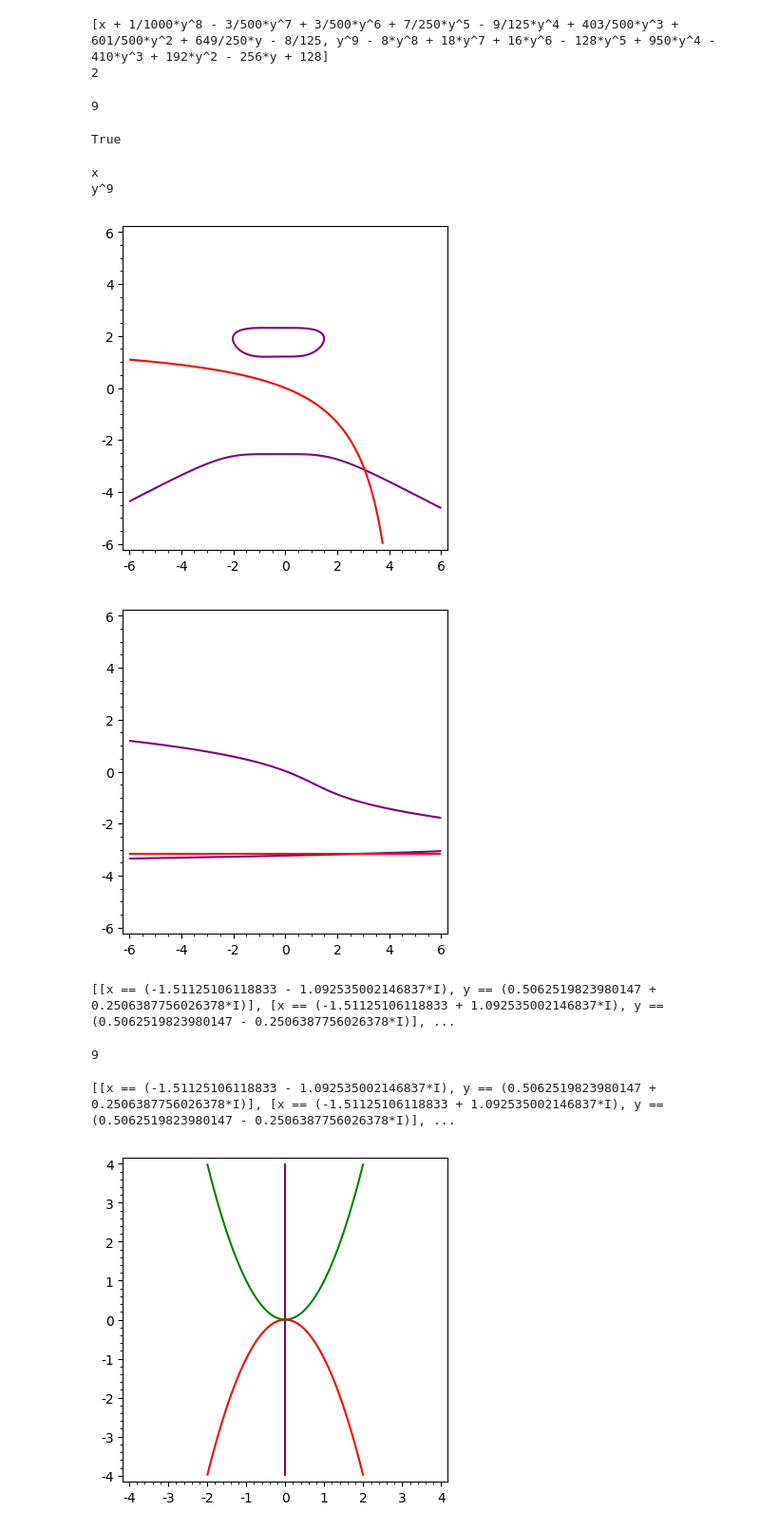
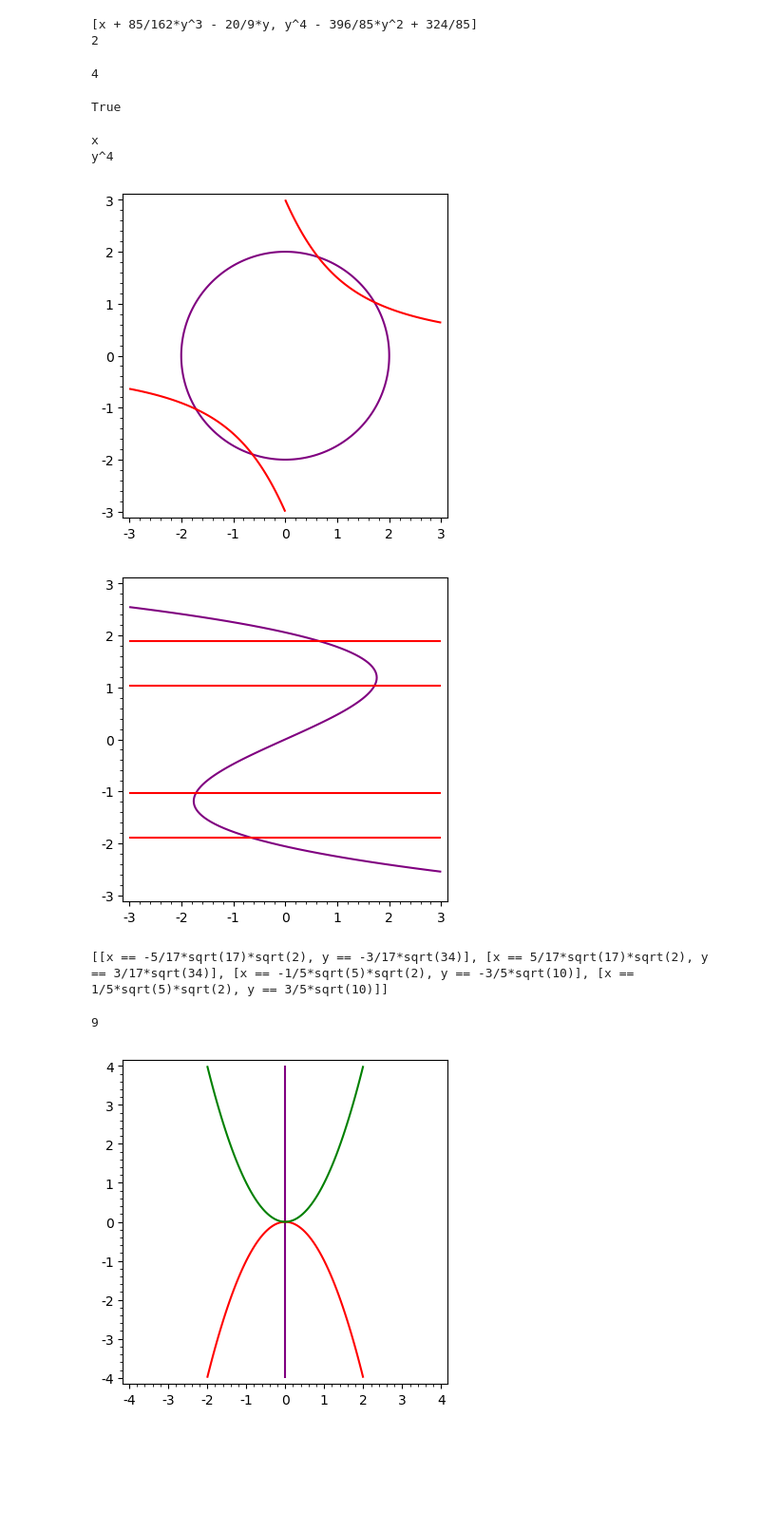
Before and after one commit to santigc6/tfgmate, a Jupyter notebook: Graphics_memoria.ipynb, the cells around one changed output. Shown: that part at 95% size. Saved outputs shown, nothing was run; the diff lists cells and outputs as text; code cells hidden in the pictures; blank space fills up the shorter version.

```diff
--- a/Graphics_memoria.ipynb
+++ b/Graphics_memoria.ipynb
@@ -1,19 +1,20 @@
 # %%
 P.<x,y> = PolynomialRing(QQ, 2, order='lex')
 
-f=y^5 - 6*y^3 + 8 + x^4 + x^3
-g=x*y - 2*x -5*y
+f=x^2 + y^2 - 4
+g=x*y/2 + y^2/9 - 1
+
 I = ideal(f, g)
 B = I.groebner_basis()
 print B
 print len(B)
 # %% [output]
-[x + 1/1000*y^8 - 3/500*y^7 + 3/500*y^6 + 7/250*y^5 - 9/125*y^4 + 403/500*y^3 + 601/500*y^2 + 649/250*y - 8/125, y^9 - 8*y^8 + 18*y^7 + 16*y^6 - 128*y^5 + 950*y^4 - 410*y^3 + 192*y^2 - 256*y + 128]
+[x + 85/162*y^3 - 20/9*y, y^4 - 396/85*y^2 + 324/85]
 2
 # %%
 I.vector_space_dimension()
 # %% [output]
-9
+4
 # %%
 def is_GB_worth(GB): # Receives a GB
     n_depend1=0
@@ -46,39 +47,35 @@ for i in B:
     print(i.lt())
 # %% [output]
 x
-y^9
+y^4
 # %%
 x,y = var('x,y')
 
-f1=implicit_plot(f, (x,-6, 6), (y,-6,6), color='purple')
-f2=implicit_plot(g, (x,-6, 6), (y,-6,6), color='red')
+f1=implicit_plot(f, (x,-3, 3), (y,-3,3), color='purple')
+f2=implicit_plot(g, (x,-3, 3), (y,-3,3), color='red')
 f1+f2
 # %% [output]
-[figure, old version]
+[figure, new version]
 # %%
 x,y = var('x,y')
 
-f1=implicit_plot(B[0], (x,-6, 6), (y,-6,6), color='purple')
-f2=implicit_plot(B[1], (x,-6, 6), (y,-6,6), color='red')
+f1=implicit_plot(B[0], (x,-3, 3), (y,-3,3), color='purple')
+f2=implicit_plot(B[1], (x,-3, 3), (y,-3,3), color='red')
 f1+f2
 # %% [output]
-[figure, old version]
+[figure, new version]
-# %%
-s=solve([x + 1/1000*y^8 - 3/500*y^7 + 3/500*y^6 + 7/250*y^5 - 9/125*y^4 + 403/500*y^3 + 601/500*y^2 + 649/250*y - 8/125==0,
-       y^9 - 8*y^8 + 18*y^7 + 16*y^6 - 128*y^5 + 950*y^4 - 410*y^3 + 192*y^2 - 256*y + 128==0],
-      x,
-      y)
-s
-# %% [output]
-[[x == (-1.51125106118833 - 1.092535002146837*I), y == (0.5062519823980147 + 0.2506387756026378*I)], [x == (-1.51125106118833 + 1.092535002146837*I), y == (0.5062519823980147 - 0.2506387756026378*I)], ...
+# %%
+s=solve([x^2 + y^2 - 4==0,
+       x*y/2 + y^2/9 - 1==0],
+      x,
+      y)
+s
+# %% [output]
+[[x == -5/17*sqrt(17)*sqrt(2), y == -3/17*sqrt(34)], [x == 5/17*sqrt(17)*sqrt(2), y == 3/17*sqrt(34)], [x == -1/5*sqrt(5)*sqrt(2), y == -3/5*sqrt(10)], [x == 1/5*sqrt(5)*sqrt(2), y == 3/5*sqrt(10)]]
 # %%
 len(s)
 # %% [output]
 9
-# %%
-solve([y^5 - 6*y^3 + 8 + x^4 + x^3==0, x*y - 2*x -5*y==0],x,y)
-# %% [output]
-[[x == (-1.51125106118833 - 1.092535002146837*I), y == (0.5062519823980147 + 0.2506387756026378*I)], [x == (-1.51125106118833 + 1.092535002146837*I), y == (0.5062519823980147 - 0.2506387756026378*I)], ...
 # %%
 x,y = var('x,y')
 f=x
```
Also changed, not shown: 2 other files.
